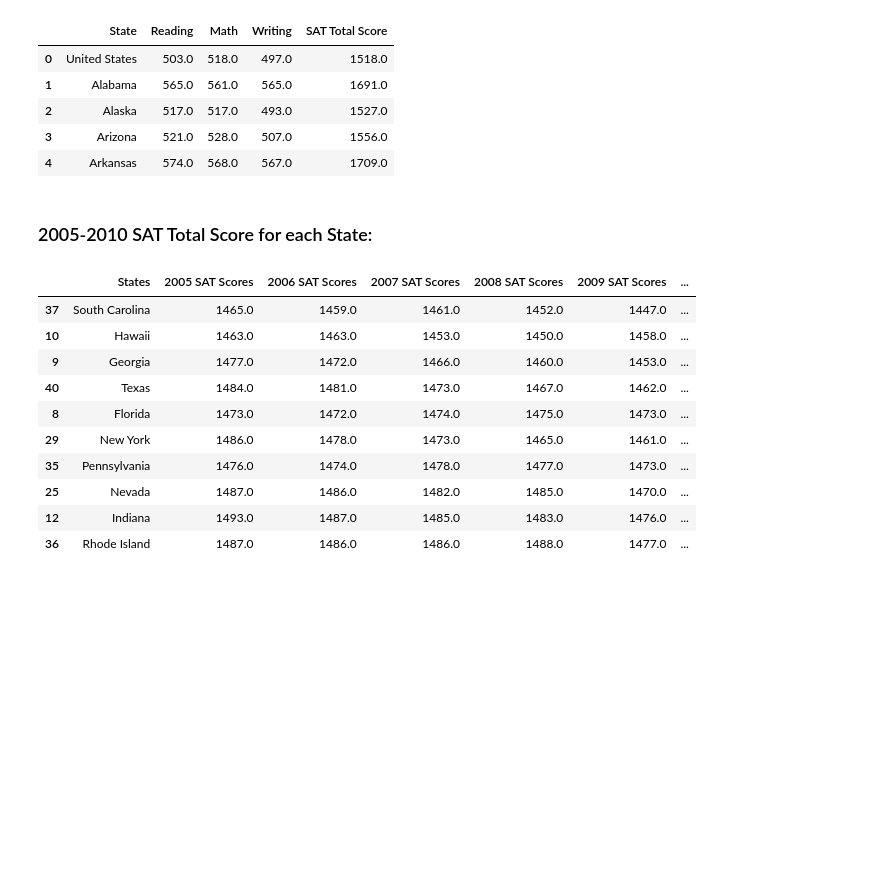
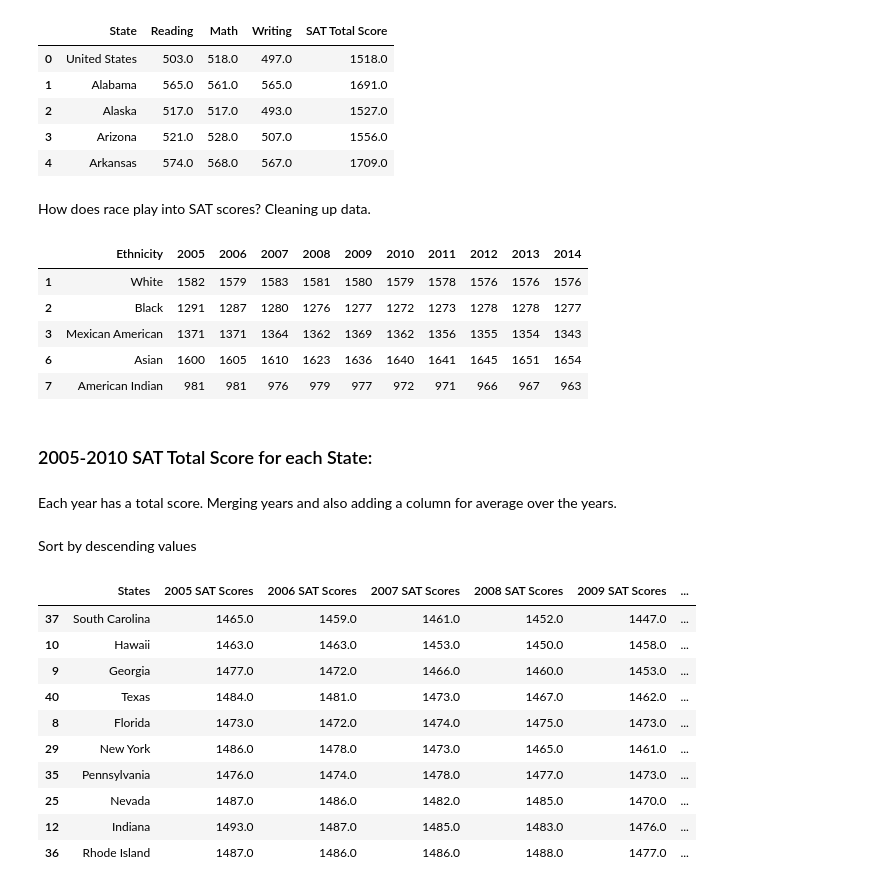
Before and after one commit to phamc4/Projects, a Jupyter notebook: SAT_changes.ipynb, the cells around one changed output. Drawn from its saved outputs; the diff is of its cells as text; code cells hidden in the pictures; blank space fills up the shorter version.

```diff
--- a/SAT_changes.ipynb
+++ b/SAT_changes.ipynb
@@ -143,6 +150,51 @@ sat_2005.head()
 | 2 | Alaska | 517.0 | 517.0 | 493.0 | 1527.0 |
 | 3 | Arizona | 521.0 | 528.0 | 507.0 | 1556.0 |
 | 4 | Arkansas | 574.0 | 568.0 | 567.0 | 1709.0 |
+# %% [markdown]
+How does race play into SAT scores? Cleaning up data.
+# %%
+#Throw away names
+sat_reading = race.iloc[:12,:]
+sat_math = race.iloc[14:25, :]
+sat_writing = race.iloc[27:-1,:]
+
+sat_writing = remove_nan(sat_writing)
+sat_reading = remove_nan(sat_reading)
+sat_math = remove_nan(sat_math)
+
+#Similar to the clean states but return df
+def clean_junk(df:pd.DataFrame) -> pd.DataFrame:
+    '''column contains unwanted text('.').
+    Strips unwanted text to merge dataframes more seemlessly'''
+
+    list_ = []
+    for i in df.iloc[:, 0]:
+        list_.append(i.split('.')[0])
+    df.iloc[:,0] = list_
+    return df
+_1 = clean_junk(sat_math).reset_index()
+_2 = clean_junk(sat_writing).reset_index()
+_3 = clean_junk(sat_reading).reset_index()
+
+#Not the most efficient way to do it??
+df_add = _1.iloc[1:-1,2:].add(_2.iloc[1:-1,2:], fill_value=0)
+df_eth = df_add.add(_3.iloc[1:-1,2:])
+df_eth.insert(0, 'Ethnicity', _1.iloc[:,1])
+lst_ = ['White', 'Black', 'Mexican American', 'Asian', 'American Indian']
+
+
+#Drop similar ethnic groups if score is similar
+df_eth.drop([4,5], axis=0, inplace=True)
+df_eth['Ethnicity'] = lst_
+
+df_eth
+# %% [output]
+|  | Ethnicity | 2005 | 2006 | 2007 | 2008 | 2009 | 2010 | 2011 | 2012 | 2013 | 2014 |
+| 1 | White | 1582 | 1579 | 1583 | 1581 | 1580 | 1579 | 1578 | 1576 | 1576 | 1576 |
+| 2 | Black | 1291 | 1287 | 1280 | 1276 | 1277 | 1272 | 1273 | 1278 | 1278 | 1277 |
+| 3 | Mexican American | 1371 | 1371 | 1364 | 1362 | 1369 | 1362 | 1356 | 1355 | 1354 | 1343 |
+| 6 | Asian | 1600 | 1605 | 1610 | 1623 | 1636 | 1640 | 1641 | 1645 | 1651 | 1654 |
+| 7 | American Indian | 981 | 981 | 976 | 979 | 977 | 972 | 971 | 966 | 967 | 963 |
 # %% [markdown]
 ### 2005-2010 SAT Total Score for each State:
 # %%
@@ -150,10 +202,14 @@ sat_2005.head()
 
 to_merge = [sat_2005[['State', 'SAT Total Score']], sat_2006[['State', 'SAT Total Score']], sat_2007[['State', 'SAT Total Score']],
             sat_2008[['State', 'SAT Total Score']], sat_2009[['State', 'SAT Total Score']], sat_2010[['State', 'SAT Total Score']]]
+# %% [markdown]
+Each year has a total score. Merging years and also adding a column for average over the years.
 # %%
 #Merge dataframes 2005-2010
 
 df = reduce(lambda x, y: pd.merge(x,y, on='State', how='inner'), to_merge)
 df.columns = ['States', '2005 SAT Scores', '2006 SAT Scores', '2007 SAT Scores', '2008 SAT Scores', '2009 SAT Scores', '2010 SAT Scores']
+# %% [markdown]
+Sort by descending values
 # %%
 #Add average over the 6 years and sort by descending values
```
Also changed, not shown: parts of 24 cells of this notebook.
